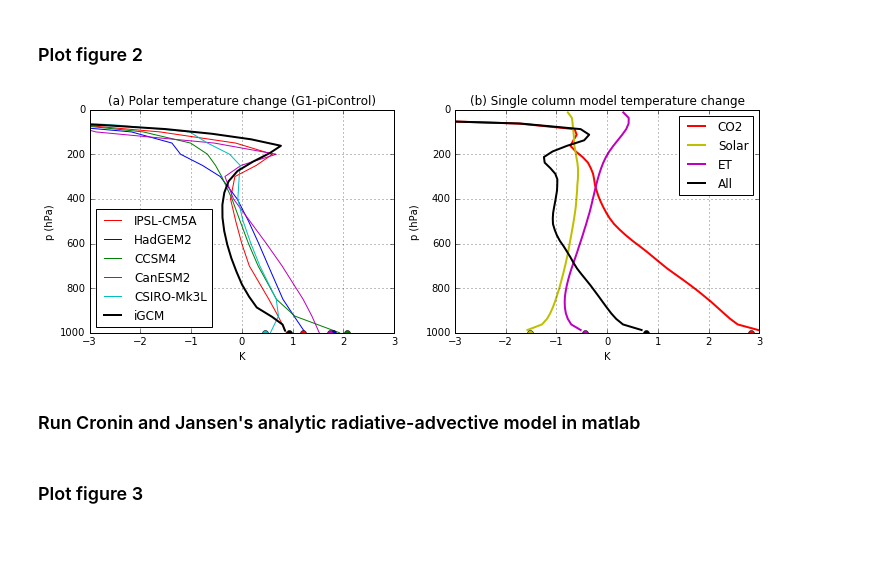
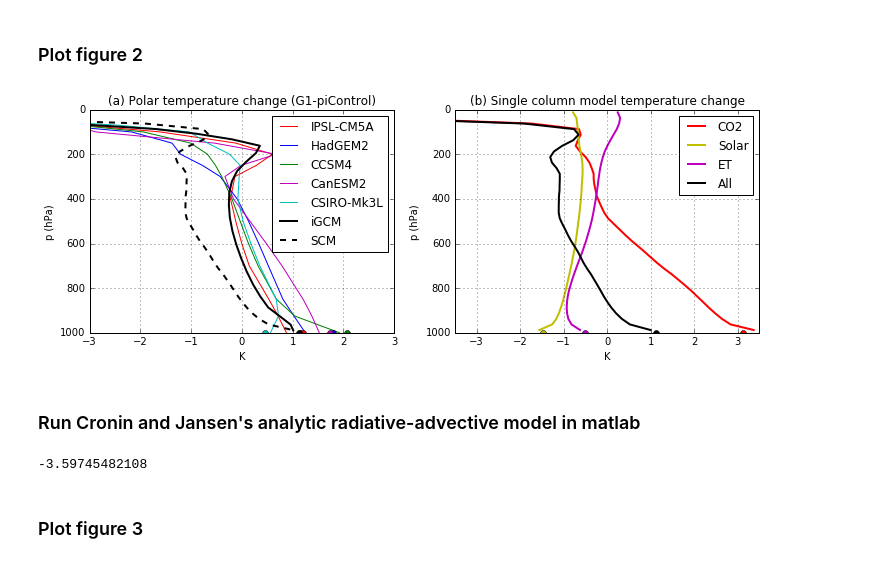
Before and after one commit to matthewjhenry/HM19_SRM, a Jupyter notebook: Henry and Merlis 2019 Solar Radiation Management.ipynb, the cells around one changed output. Drawn from its saved outputs; the diff is of its cells as text; code cells hidden in the pictures.

```diff
--- a/Henry and Merlis 2019 Solar Radiation Management.ipynb
+++ b/Henry and Merlis 2019 Solar Radiation Management.ipynb
@@ -14,6 +14,7 @@ import matplotlib
 import matplotlib.pyplot as plt
 import numpy as np
 import matplotlib.cm as cm
+import ClimateUtils as clim
 import climlab
 from climlab import constants as const
 from plot_meridional_E_transport import penergy_flux_vs_lat
@@ -34,6 +35,7 @@ class ncdf_obj:
         self.s_pert = netCDF4.Dataset(directory + file_pert + '/surf_ave.nc')
         self.q_ctl = self.f_ctl.variables['shum_avg'][:]
         self.q_pert = self.f_pert.variables['shum_avg'][:]
+        self.q_diff = self.q_pert - self.q_ctl
         self.lat_= self.f_ctl.variables['lat'][:]
         self.sig_= self.f_ctl.variables['sigma'][:]
         self.temp_ctl=self.f_ctl.variables['temp'][:]
@@ -65,6 +67,9 @@ class ExternalForcing(climlab.process.TimeDependentProcess):
 
     def _compute(self):
         return self.forcing_tendencies
+
+# if lat_bound not = 80, make sure to change insolation and albedo in single column models
+lat_bound=80
 # %%
 # Collect GCM data into objects
 co2 = ncdf_obj('iGCM_data/','300ppm','1200ppm')
@@ -286,47 +399,50 @@ Getting ozone data from /home/mhenry/Programs/anaconda2/lib/python2.7/site-packa
 fig = matplotlib.pyplot.gcf()
 fig.set_size_inches(12, 4)
 plt.subplot(1,2,1)
-plt.plot(plot_pole(ta_geo_IPSL-ta_pic_IPSL, lat_IPSL, 80),plev_IPSL,'r', label='IPSL-CM5A', linewidth=1)
-plt.plot(plot_pole(ta_geo_HadGEM-ta_pic_HadGEM, lat_HadGEM_int, 80),plev_HadGEM,'b', label='HadGEM2', linewidth=1)
-plt.plot(plot_pole(ta_geo_CCSM-ta_pic_CCSM, lat_CCSM, 80),plev_CCSM,'g', label='CCSM4', linewidth=1)
-plt.plot(plot_pole(ta_geo_CanESM-ta_pic_CanESM, lat_CanESM, 80),plev_CanESM,'m', label='CanESM2', linewidth=1)
-plt.plot(plot_pole(ta_geo_CSIRO-ta_pic_CSIRO, lat_CSIRO, 80),plev_CSIRO,'c', label='CSIRO-Mk3L', linewidth=1)
-plt.plot(plot_pole(srm.temp_diff,srm.lat_,80),co2.sig_*1000, 'k', label='iGCM',linewidth=2)
-plt.plot(mean_lat(srm.lat_[srm.lat_>80],srm.sat_diff[srm.lat_>80]), 1000, 'ko',markersize=6)
-plt.plot(mean_lat(lat_IPSL[lat_IPSL>80],ts_geo_IPSL[lat_IPSL>80]-ts_pic_IPSL[lat_IPSL>80]), 1000, 'ro',markersize=6)
-plt.plot(mean_lat(lat_HadGEM[lat_HadGEM>80],ts_geo_HadGEM[lat_HadGEM>80]-ts_pic_HadGEM[lat_HadGEM>80]), 1000, 'bo',markersize=6)
-plt.plot(mean_lat(lat_CCSM[lat_CCSM>80],ts_geo_CCSM[lat_CCSM>80]-ts_pic_CCSM[lat_CCSM>80]), 1000, 'go',markersize=6)
-plt.plot(mean_lat(lat_CanESM[lat_CanESM>80],ts_geo_CanESM[lat_CanESM>80]-ts_pic_CanESM[lat_CanESM>80]), 1000, 'mo',markersize=6)
-plt.plot(mean_lat(lat_CSIRO[lat_CSIRO>80],ts_geo_CSIRO[lat_CSIRO>80]-ts_pic_CSIRO[lat_CSIRO>80]), 1000, 'co',markersize=6)
+plt.plot(plot_pole(ta_geo_IPSL-ta_pic_IPSL, lat_IPSL, lat_bound),plev_IPSL,'r', label='IPSL-CM5A', linewidth=1)
+plt.plot(plot_pole(ta_geo_HadGEM-ta_pic_HadGEM, lat_HadGEM_int, lat_bound),plev_HadGEM,'b', label='HadGEM2', linewidth=1)
+plt.plot(plot_pole(ta_geo_CCSM-ta_pic_CCSM, lat_CCSM, lat_bound),plev_CCSM,'g', label='CCSM4', linewidth=1)
+plt.plot(plot_pole(ta_geo_CanESM-ta_pic_CanESM, lat_CanESM, lat_bound),plev_CanESM,'m', label='CanESM2', linewidth=1)
+plt.plot(plot_pole(ta_geo_CSIRO-ta_pic_CSIRO, lat_CSIRO, lat_bound),plev_CSIRO,'c', label='CSIRO-Mk3L', linewidth=1)
+plt.plot(plot_pole(srm.temp_diff,srm.lat_,lat_bound),co2.sig_*1000, 'k', label='iGCM',linewidth=2)
+plt.plot(mean_lat(srm.lat_[srm.lat_>lat_bound],srm.sat_diff[srm.lat_>lat_bound]), 1000, 'ko',markersize=6)
+plt.plot(mean_lat(lat_IPSL[lat_IPSL>lat_bound],ts_geo_IPSL[lat_IPSL>lat_bound]-ts_pic_IPSL[lat_IPSL>lat_bound]), 1000, 'ro',markersize=6)
+plt.plot(mean_lat(lat_HadGEM[lat_HadGEM>lat_bound],ts_geo_HadGEM[lat_HadGEM>lat_bound]-ts_pic_HadGEM[lat_HadGEM>lat_bound]), 1000, 'bo',markersize=6)
+plt.plot(mean_lat(lat_CCSM[lat_CCSM>lat_bound],ts_geo_CCSM[lat_CCSM>lat_bound]-ts_pic_CCSM[lat_CCSM>lat_bound]), 1000, 'go',markersize=6)
+plt.plot(mean_lat(lat_CanESM[lat_CanESM>lat_bound],ts_geo_CanESM[lat_CanESM>lat_bound]-ts_pic_CanESM[lat_CanESM>lat_bound]), 1000, 'mo',markersize=6)
+plt.plot(mean_lat(lat_CSIRO[lat_CSIRO>lat_bound],ts_geo_CSIRO[lat_CSIRO>lat_bound]-ts_pic_CSIRO[lat_CSIRO>lat_bound]), 1000, 'co',markersize=6)
+plt.plot(model_srm.state['Tatm']-model.state['Tatm'],model.lev,'k--',label='SCM',linewidth=2)
+plt.plot(model_srm.state['Ts']-model.state['Ts'], 1000, 'ko',markersize=6)
 plt.title('(a) Polar temperature change (G1-piControl)')
 plt.xlabel('K')
 plt.ylabel('p (hPa)')
 plt.xlim([-3,3])
 lgd =plt.legend(loc='best')
 plt.gca().invert_yaxis()
 plt.grid()
 
 plt.subplot(1,2,2)
 plt.plot(model_co2.state['Tatm']-model.state['Tatm'],model.lev,c='r',label='CO2',linewidth=2)
 plt.plot(model_sol.state['Tatm']-model.state['Tatm'],model.lev,c='y',label='Solar',linewidth=2)
 # plt.plot(model_q.state['Tatm']-model.state['Tatm'],model.lev,c='b',label='Water Vapor',linewidth=2)
 plt.plot(model_ET.state['Tatm']-model.state['Tatm'],model.lev,c='m',label='ET',linewidth=2)
 plt.plot(model_srm.state['Tatm']-model.state['Tatm'],model.lev,c='k',label='All',linewidth=2)
 plt.plot(model_co2.state['Ts']-model.state['Ts'], 1000, 'ro',markersize=6)
 plt.plot(model_sol.state['Ts']-model.state['Ts'], 1000, 'yo',markersize=6)
 # plt.plot(model_q.state['Ts']-model.state['Ts'], 1000, 'bo',markersize=6)
 plt.plot(model_ET.state['Ts']-model.state['Ts'], 1000, 'mo',markersize=6)
 plt.plot(model_srm.state['Ts']-model.state['Ts'], 1000, 'ko',markersize=6)
 plt.title('(b) Single column model temperature change')
 plt.xlabel('K')
 plt.ylabel('p (hPa)')
-plt.xlim([-3,3])
+plt.xlim([-3.5,3.5])
 lgd =plt.legend(bbox_to_anchor=(1, 1))
 plt.gca().invert_yaxis()
 plt.grid()
+plt.savefig('fig2.eps')
 plt.show()
 # %% [output]
-[figure, old version]
+[figure, new version]
 # %% [markdown]
 ### Run Cronin and Jansen's analytic radiative-advective model in matlab
 # %%
@@ -384,3 +502,7 @@ F_both = session.getvalue('F_both')
+# %%
+print(forc_tau0)
+# %% [output]
+-3.59745482108
 # %% [markdown]
 ### Plot figure 3
 # %%
```
Also changed, not shown: parts of 16 cells of this notebook, 13 other files.
